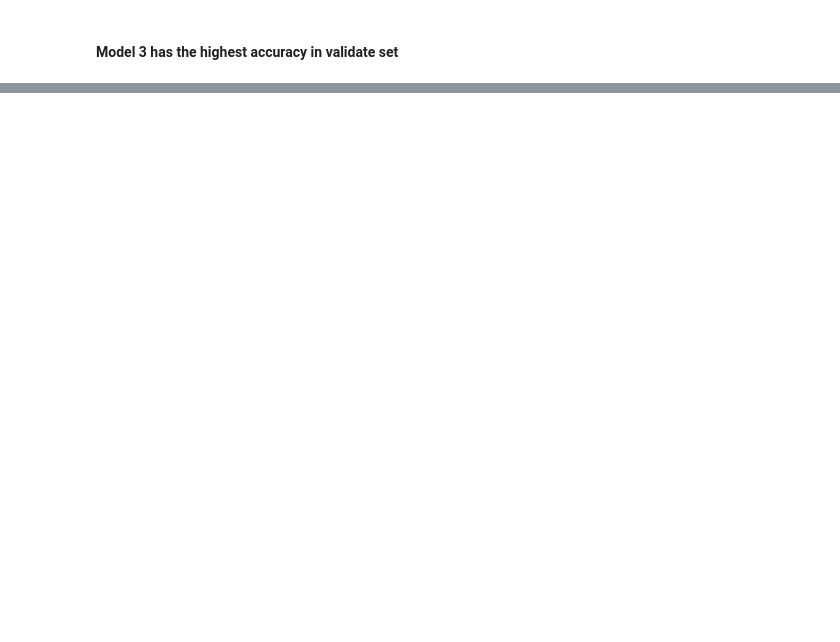
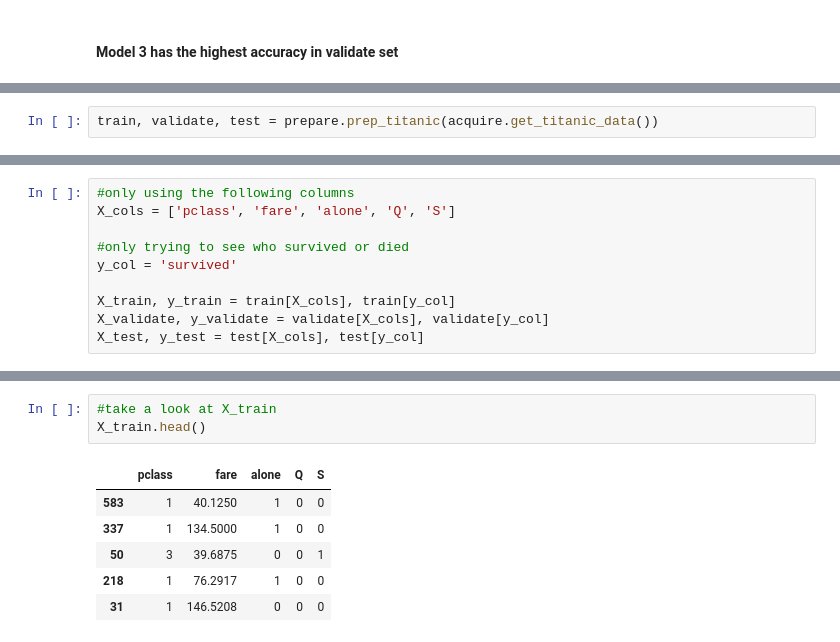
Before and after one commit to natasharivers/Classifications, a Jupyter notebook: model.ipynb, the cells around one changed output, grey strips where cells are left out. Drawn from its saved outputs; the diff is of its cells as text; blank space fills up the shorter version.

```diff
--- a/model.ipynb
+++ b/model.ipynb
@@ -288,0 +231,2 @@ model3 score: 73.83%
+# %%
+train, validate, test = prepare.prep_titanic(acquire.get_titanic_data())
@@ -288,0 +238,10 @@ model3 score: 73.83%
+# %%
+#only using the following columns
+X_cols = ['pclass', 'fare', 'alone', 'Q', 'S']
+
+#only trying to see who survived or died
+y_col = 'survived'
+
+X_train, y_train = train[X_cols], train[y_col]
+X_validate, y_validate = validate[X_cols], validate[y_col]
+X_test, y_test = test[X_cols], test[y_col]
@@ -288,0 +273,10 @@ model3 score: 73.83%
+# %%
+#take a look at X_train
+X_train.head()
+# %% [output]
+|  | pclass | fare | alone | Q | S |
+| 583 | 1 | 40.1250 | 1 | 0 | 0 |
+| 337 | 1 | 134.5000 | 1 | 0 | 0 |
+| 50 | 3 | 39.6875 | 0 | 0 | 1 |
+| 218 | 1 | 76.2917 | 1 | 0 | 0 |
+| 31 | 1 | 146.5208 | 0 | 0 | 0 |
```
Also changed, not shown: parts of 81 cells of this notebook.
